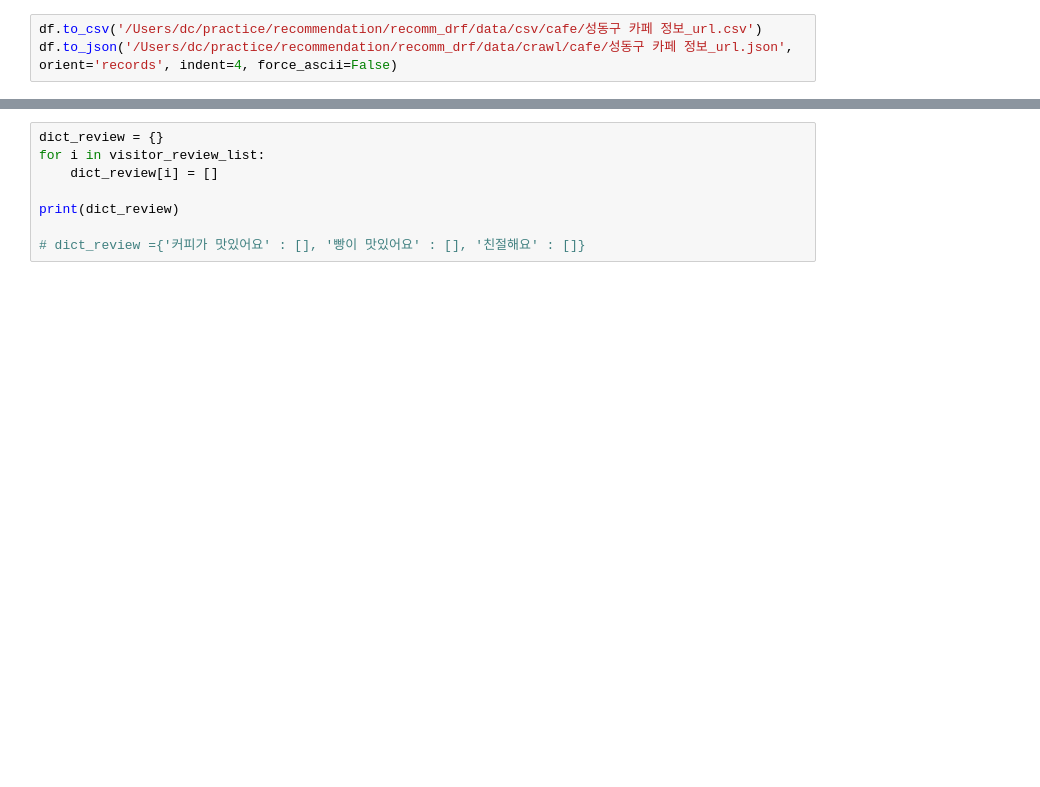
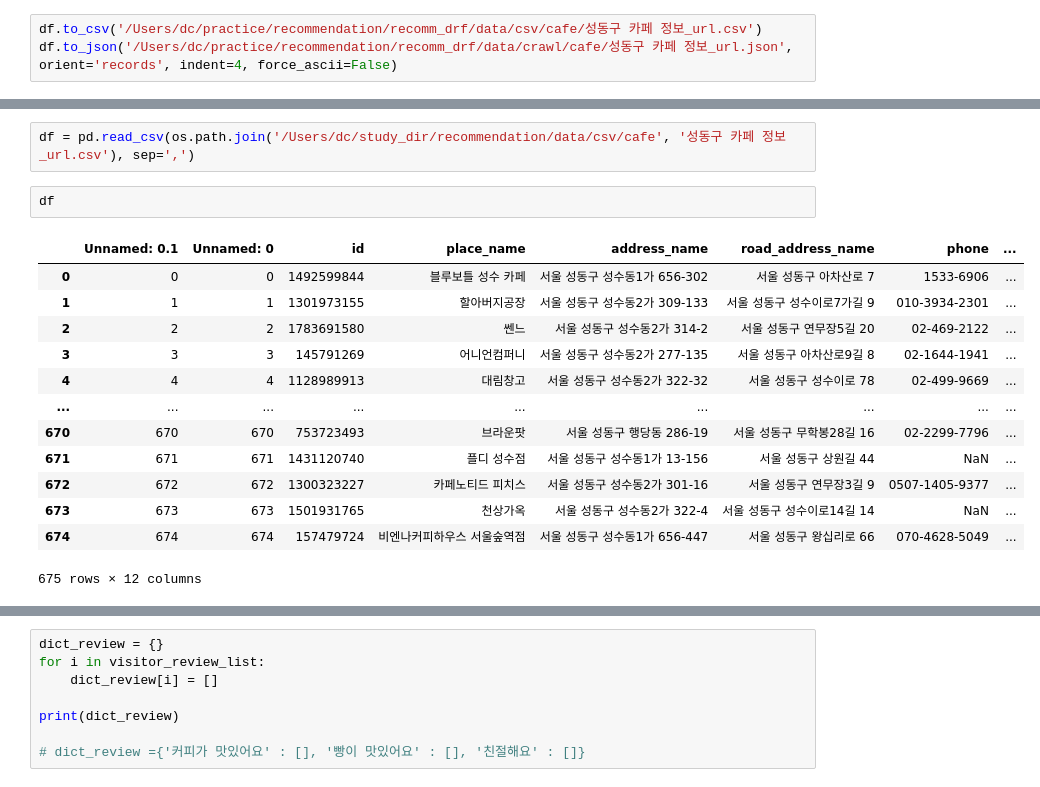
Before and after one commit to DongChanLee/recommendation, a Jupyter notebook: test_dataframe.ipynb, the cells around one changed output, grey strips where cells are left out. Cells and saved outputs as stored; diff of their text form; blank space fills up the shorter version.

```diff
--- a/test_dataframe.ipynb
+++ b/test_dataframe.ipynb
@@ -147,3 +171,21 @@ df.to_json('/Users/dc/practice/recommendation/recomm_drf/data/crawl/cafe/성동
+# %%
+df = pd.read_csv(os.path.join('/Users/dc/study_dir/recommendation/data/csv/cafe', '성동구 카페 정보_url.csv'), sep=',')
+# %%
+df
+# %% [output]
+|  | Unnamed: 0.1 | Unnamed: 0 | id | place_name | address_name | road_address_name | phone | ... |
+| 0 | 0 | 0 | 1492599844 | 블루보틀 성수 카페 | 서울 성동구 성수동1가 656-302 | 서울 성동구 아차산로 7 | 1533-6906 | ... |
+| 1 | 1 | 1 | 1301973155 | 할아버지공장 | 서울 성동구 성수동2가 309-133 | 서울 성동구 성수이로7가길 9 | 010-3934-2301 | ... |
+| 2 | 2 | 2 | 1783691580 | 쎈느 | 서울 성동구 성수동2가 314-2 | 서울 성동구 연무장5길 20 | 02-469-2122 | ... |
+| 3 | 3 | 3 | 145791269 | 어니언컴퍼니 | 서울 성동구 성수동2가 277-135 | 서울 성동구 아차산로9길 8 | 02-1644-1941 | ... |
+| 4 | 4 | 4 | 1128989913 | 대림창고 | 서울 성동구 성수동2가 322-32 | 서울 성동구 성수이로 78 | 02-499-9669 | ... |
+| ... | ... | ... | ... | ... | ... | ... | ... | ... |
+| 670 | 670 | 670 | 753723493 | 브라운팟 | 서울 성동구 행당동 286-19 | 서울 성동구 무학봉28길 16 | 02-2299-7796 | ... |
+| 671 | 671 | 671 | 1431120740 | 플디 성수점 | 서울 성동구 성수동1가 13-156 | 서울 성동구 상원길 44 | NaN | ... |
+| 672 | 672 | 672 | 1300323227 | 카페노티드 피치스 | 서울 성동구 성수동2가 301-16 | 서울 성동구 연무장3길 9 | 0507-1405-9377 | ... |
+| 673 | 673 | 673 | 1501931765 | 천상가옥 | 서울 성동구 성수동2가 322-4 | 서울 성동구 성수이로14길 14 | NaN | ... |
+| 674 | 674 | 674 | 157479724 | 비엔나커피하우스 서울숲역점 | 서울 성동구 성수동1가 656-447 | 서울 성동구 왕십리로 66 | 070-4628-5049 | ... |
+675 rows × 12 columns
 # %%
 # 각 데이터들을 미리 리스트에 담은 다음, 마지막에 데이터 프레임에 합칠 것입니다.
 
```
Also changed, not shown: parts of 7 cells of this notebook.
